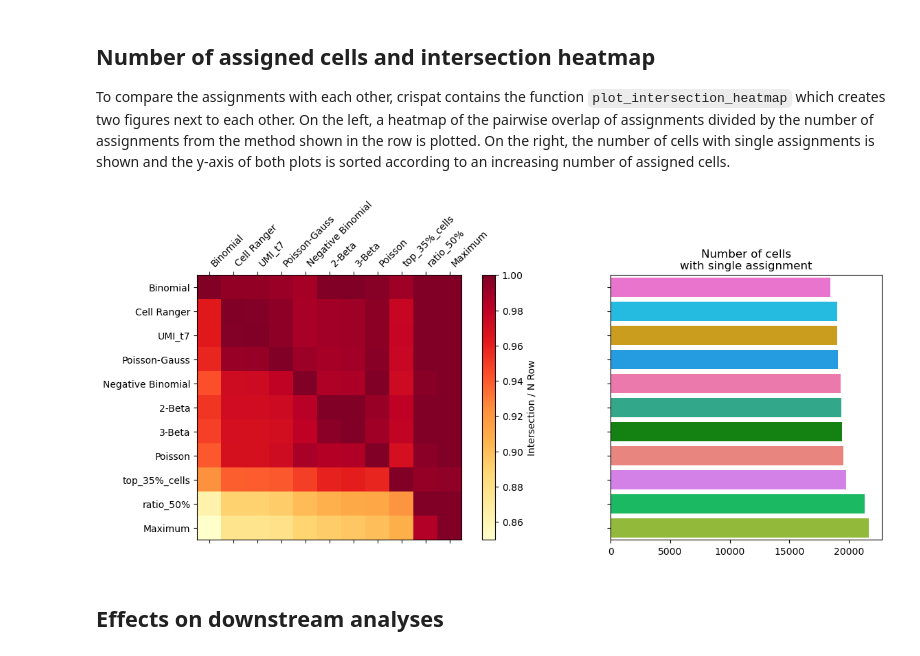
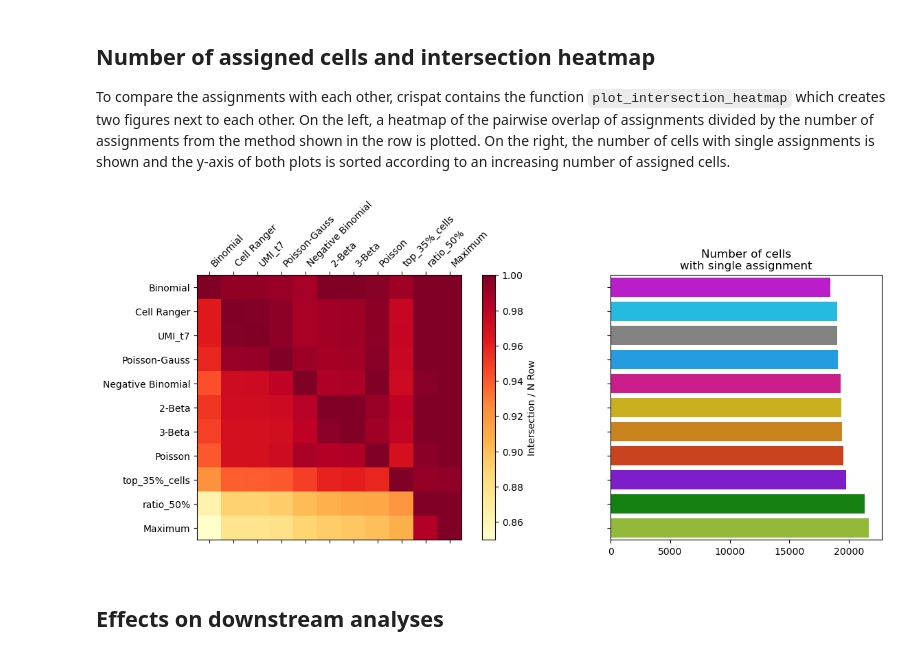
Before and after one commit to velten-group/crispat, a Jupyter notebook: tutorials/guide_assignment.ipynb, the cells around one changed output. Saved outputs shown, nothing was run; the diff lists cells and outputs as text; code cells hidden in the pictures.

```diff
--- a/tutorials/guide_assignment.ipynb
+++ b/tutorials/guide_assignment.ipynb
@@ -233,14 +220,14 @@ single_perturbations.head()
 To compare the assignments with each other, crispat contains the function `plot_intersection_heatmap` which creates two figures next to each other. On the left, a heatmap of the pairwise overlap of assignments divided by the number of assignments from the method shown in the row is plotted. On the right, the number of cells with single assignments is shown and the y-axis of both plots is sorted according to an increasing number of assigned cells.
 # %%
 # Dictionary of colors to use for the barplot on the right (optional argument, otherwise default colors are used)
-colors = {'UMI_t7': "#E6AB02", 'Maximum': "#9ace25", 'ratio_50%': "#00d360",
-          '2-Beta': "#20ba94", '3-Beta': "#009500", 'Cell Ranger': "#06cdff",
-          'Poisson-Gauss': "#06A4FF", 'Poisson': "#F8766D", 'Negative Binomial': "#FF66A8",
-          'Binomial': "#FB61D7", 'top_35%_cells': "#DF70F8"}
+colors = {'UMI_t7': "#828282", 'Maximum': "#9ace25", 'ratio_50%': "#009500",
+          'Cell Ranger': "#06cdff", 'Poisson-Gauss': "#06A4FF", '2-Beta': "#e6c202",
+          '3-Beta': "#e68902",'Poisson': "#e63102", 'Negative Binomial': "#e60291",
+          'Binomial': "#d102e6", 'top_35%_cells': "#8102e6"}
 
 crispat.plot_intersection_heatmap(single_perturbations, colors)
 # %% [output]
-[figure, old version]
+[figure, new version]
 # %% [markdown]
 ## Effects on downstream analyses
 # %% [markdown]
```
Also changed, not shown: parts of 8 cells of this notebook, 22 other files.
